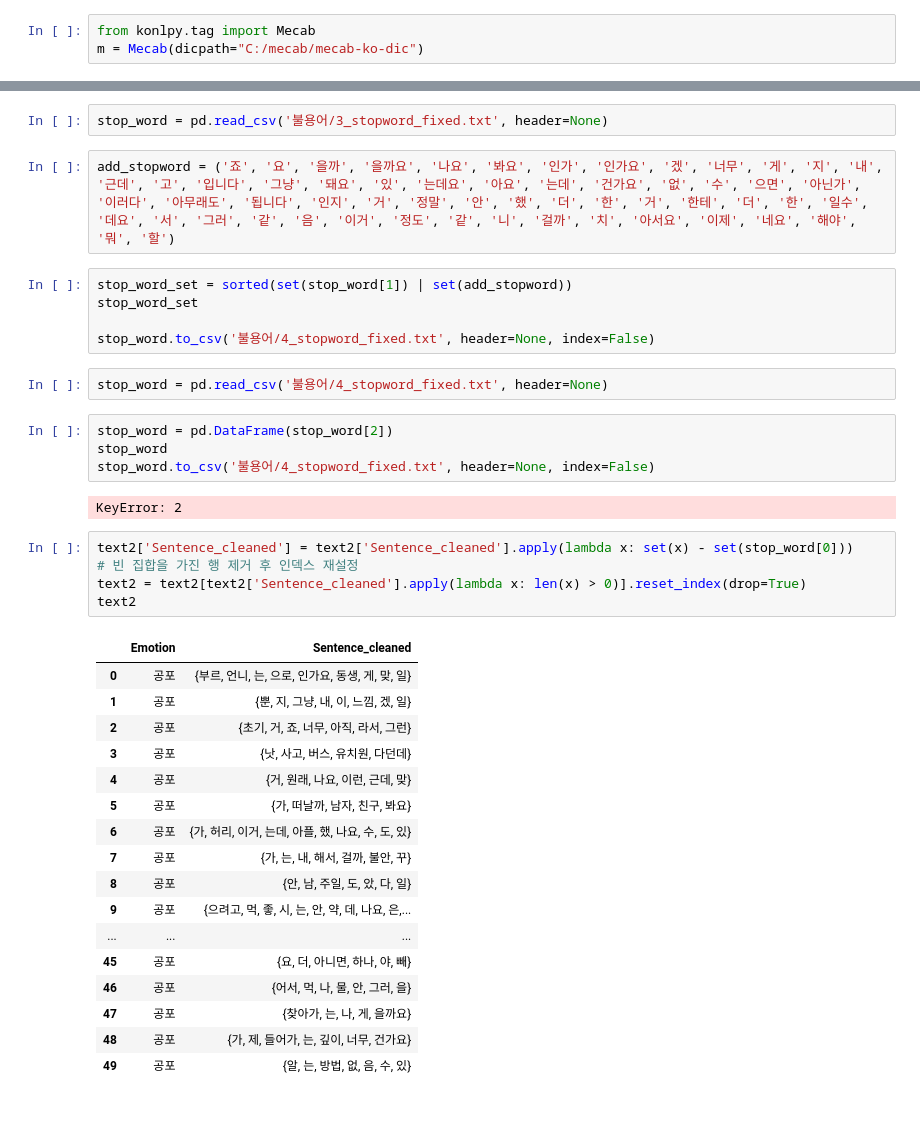
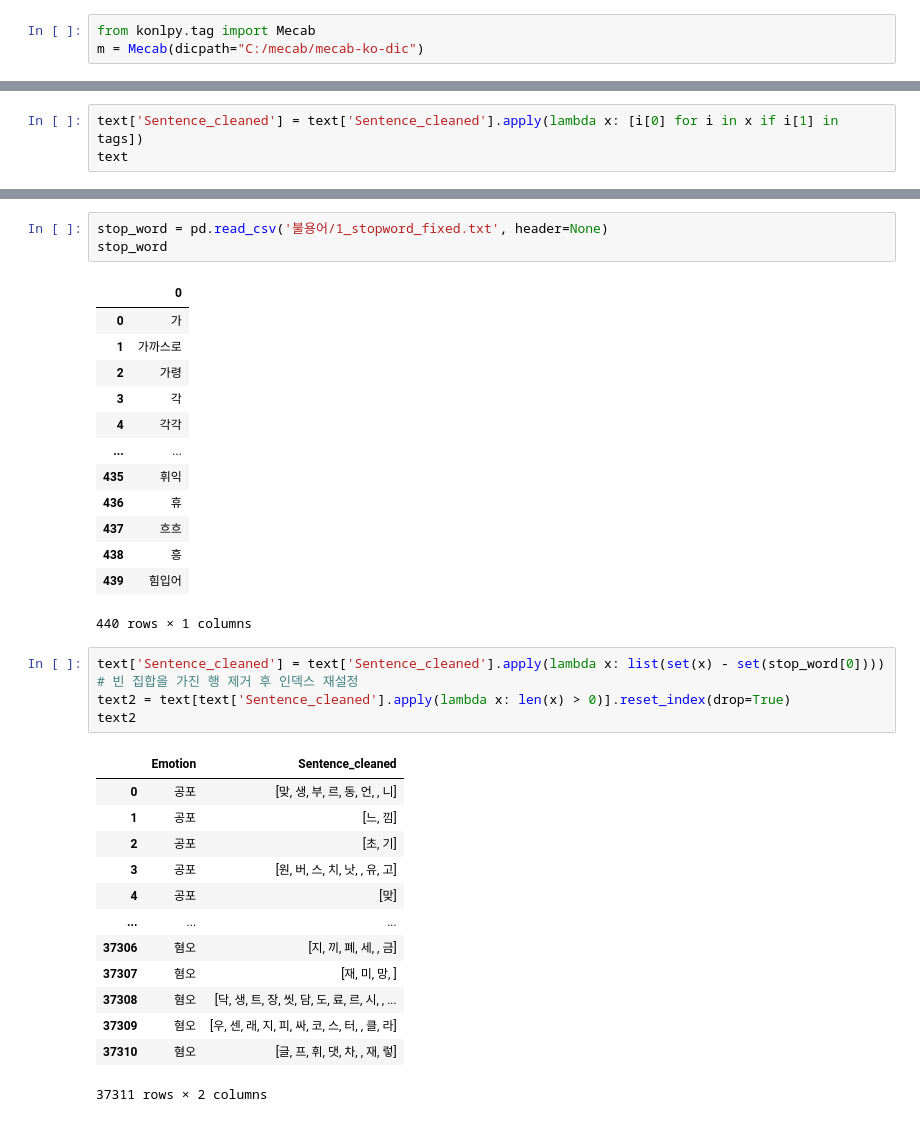
Before and after one commit to SamKimILee/2ndProject, a Jupyter notebook: 감정_분류/0112_전처리.ipynb, the cells around one changed output, grey strips where cells are left out. Cells and saved outputs as stored; diff of their text form.

```diff
--- a/감정_분류/0112_전처리.ipynb
+++ b/감정_분류/0112_전처리.ipynb
@@ -89,0 +113,3 @@ text2
+# %%
+text['Sentence_cleaned'] = text['Sentence_cleaned'].apply(lambda x: [i[0] for i in x if i[1] in tags])
+text
@@ -90,40 +130,36 @@ text2
 # %%
-stop_word = pd.read_csv('불용어/3_stopword_fixed.txt', header=None)
+stop_word = pd.read_csv('불용어/1_stopword_fixed.txt', header=None)
+stop_word
+# %% [output]
+|  | 0 |
+| 0 | 가 |
+| 1 | 가까스로 |
+| 2 | 가령 |
+| 3 | 각 |
+| 4 | 각각 |
+| ... | ... |
+| 435 | 휘익 |
+| 436 | 휴 |
+| 437 | 흐흐 |
+| 438 | 흥 |
+| 439 | 힘입어 |
+440 rows × 1 columns
-# %%
-add_stopword = ('죠', '요', '을까', '을까요', '나요', '봐요', '인가', '인가요', '겠', '너무', '게', '지', '내', '근데', '고', '입니다', '그냥', '돼요', '있', '는데요', '아요', '는데', '건가요', '없', '수', '으면', '아닌가', '이러다', '아무래도', '됩니다', '인지', '거', '정말', '안', '했', '더', '한', '거', '한테', '더', '한', '일수', '데요', '서', '그러', '같', '음', '이거', '정도', '같', '니', '걸까', '치', '아서요', '이제', '네요', '해야', '뭐', '할')
-# %%
-stop_word_set = sorted(set(stop_word[1]) | set(add_stopword))
-stop_word_set
-
-stop_word.to_csv('불용어/4_stopword_fixed.txt', header=None, index=False)
-# %%
-stop_word = pd.read_csv('불용어/4_stopword_fixed.txt', header=None)
-# %%
-stop_word = pd.DataFrame(stop_word[2])
-stop_word
-stop_word.to_csv('불용어/4_stopword_fixed.txt', header=None, index=False)
-# %% [output]
-KeyError: 2
 # %%
-text2['Sentence_cleaned'] = text2['Sentence_cleaned'].apply(lambda x: set(x) - set(stop_word[0]))
+text['Sentence_cleaned'] = text['Sentence_cleaned'].apply(lambda x: list(set(x) - set(stop_word[0])))
 # 빈 집합을 가진 행 제거 후 인덱스 재설정
-text2 = text2[text2['Sentence_cleaned'].apply(lambda x: len(x) > 0)].reset_index(drop=True)
+text2 = text[text['Sentence_cleaned'].apply(lambda x: len(x) > 0)].reset_index(drop=True)
 text2
 # %% [output]
 |  | Emotion | Sentence_cleaned |
-| 0 | 공포 | {부르, 언니, 는, 으로, 인가요, 동생, 게, 맞, 일} |
-| 1 | 공포 | {뿐, 지, 그냥, 내, 이, 느낌, 겠, 일} |
-| 2 | 공포 | {초기, 거, 죠, 너무, 아직, 라서, 그런} |
-| 3 | 공포 | {낫, 사고, 버스, 유치원, 다던데} |
-| 4 | 공포 | {거, 원래, 나요, 이런, 근데, 맞} |
-| 5 | 공포 | {가, 떠날까, 남자, 친구, 봐요} |
-| 6 | 공포 | {가, 허리, 이거, 는데, 아플, 했, 나요, 수, 도, 있} |
-| 7 | 공포 | {가, 는, 내, 해서, 걸까, 불안, 꾸} |
-| 8 | 공포 | {안, 남, 주일, 도, 았, 다, 일} |
-| 9 | 공포 | {으려고, 먹, 좋, 시, 는, 안, 약, 데, 나요, 은,... |
+| 0 | 공포 | [맞, 생, 부, 르, 동, 언, , 니] |
+| 1 | 공포 | [느, 낌] |
+| 2 | 공포 | [초, 기] |
+| 3 | 공포 | [원, 버, 스, 치, 낫, , 유, 고] |
+| 4 | 공포 | [맞] |
 | ... | ... | ... |
-| 45 | 공포 | {요, 더, 아니면, 하나, 야, 빼} |
-| 46 | 공포 | {어서, 먹, 나, 물, 안, 그러, 을} |
-| 47 | 공포 | {찾아가, 는, 나, 게, 을까요} |
-| 48 | 공포 | {가, 제, 들어가, 는, 깊이, 너무, 건가요} |
-| 49 | 공포 | {알, 는, 방법, 없, 음, 수, 있} |
+| 37306 | 혐오 | [지, 끼, 폐, 세, , 금] |
+| 37307 | 혐오 | [재, 미, 망, ] |
+| 37308 | 혐오 | [닥, 생, 트, 장, 씻, 담, 도, 료, 르, 시, , ... |
+| 37309 | 혐오 | [우, 센, 래, 지, 피, 싸, 코, 스, 터, , 클, 라] |
+| 37310 | 혐오 | [글, 프, 휘, 댓, 차, , 재, 렇] |
+37311 rows × 2 columns
```
Also changed, not shown: parts of 10 cells of this notebook, 7 other files.
